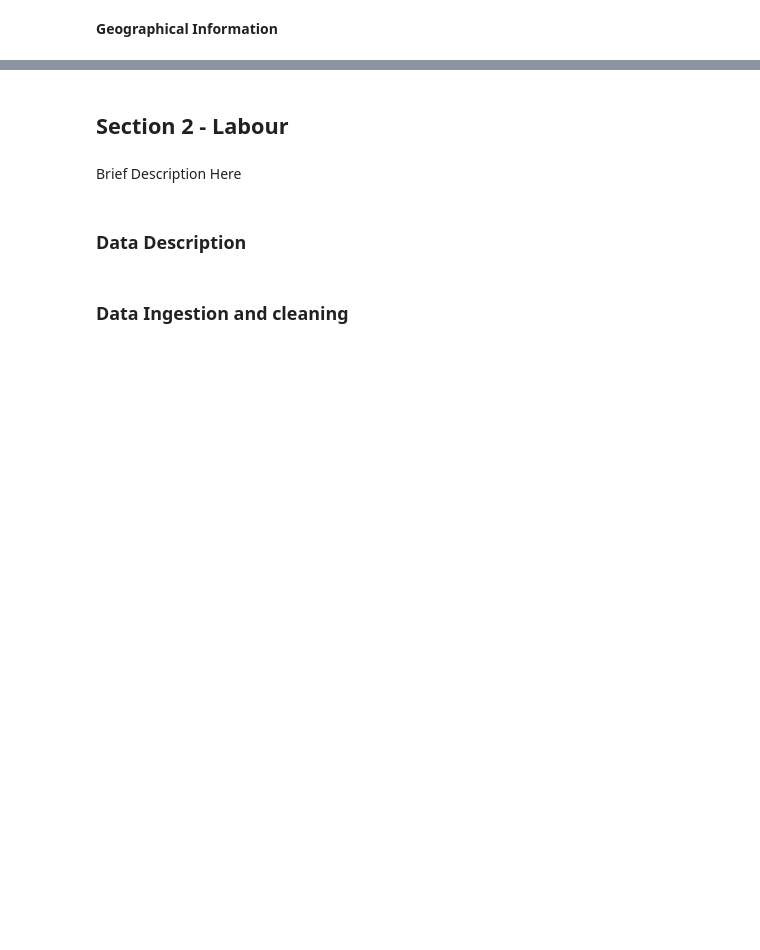
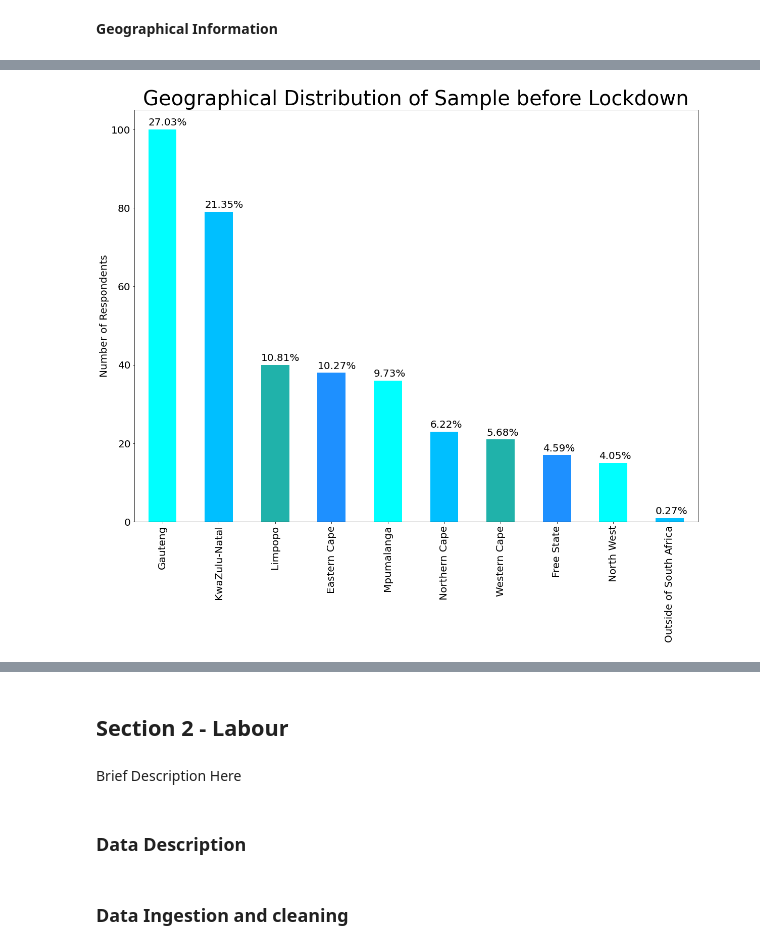
Before and after one commit to BrentonBudler/DAEProject2021, a Jupyter notebook: Part1/Part1Neat.ipynb, the cells around one changed output, grey strips where cells are left out. Saved outputs shown, nothing was run; the diff lists cells and outputs as text; code cells hidden in the pictures; blank space fills up the shorter version.

```diff
--- a/Part1/Part1Neat.ipynb
+++ b/Part1/Part1Neat.ipynb
@@ -363,0 +474,20 @@ for i in ax.patches:
+# %%
+#Province before lockdown
+ax = demdf['province_before'].value_counts().plot(kind='bar', figsize=(20,15),
+                                       color=["aqua","deepskyblue","lightseagreen","dodgerblue"], fontsize=20);
+ax.set_alpha(0.8)
+ax.set_title("Geographical Distribution of Sample before Lockdown", fontsize=40)
+ax.set_ylabel('Number of Respondents',fontsize= 20)
+
+totals = []
+
+for i in ax.patches:
+    totals.append(i.get_height())
+
+total = sum(totals)
+
+for i in ax.patches:
+    ax.text(i.get_x(), i.get_height()+1, str(round((i.get_height()/total)*100, 2))+'%',
+            fontsize=20, color='black')
+# %% [output]
+[figure, added]
```
Also changed, not shown: parts of 17 cells of this notebook.
